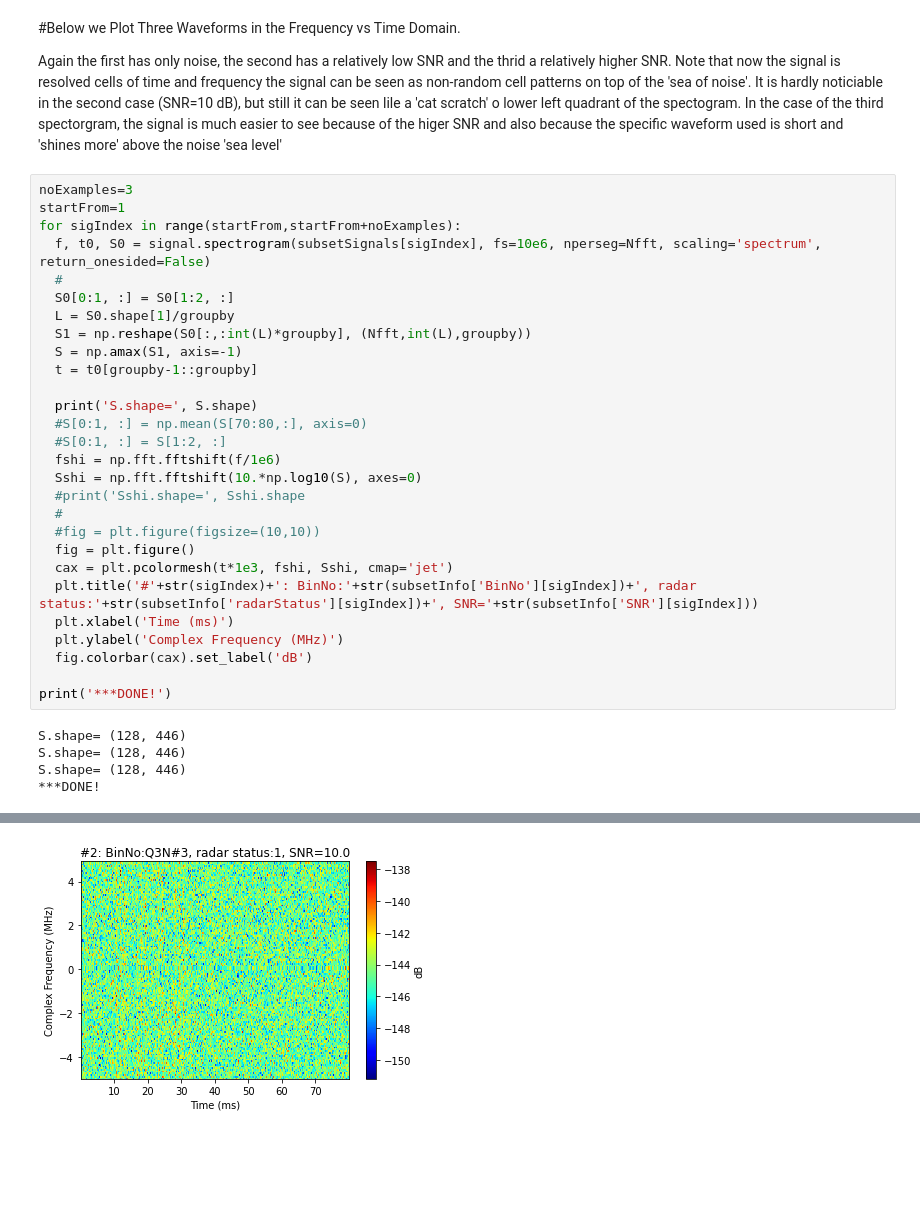
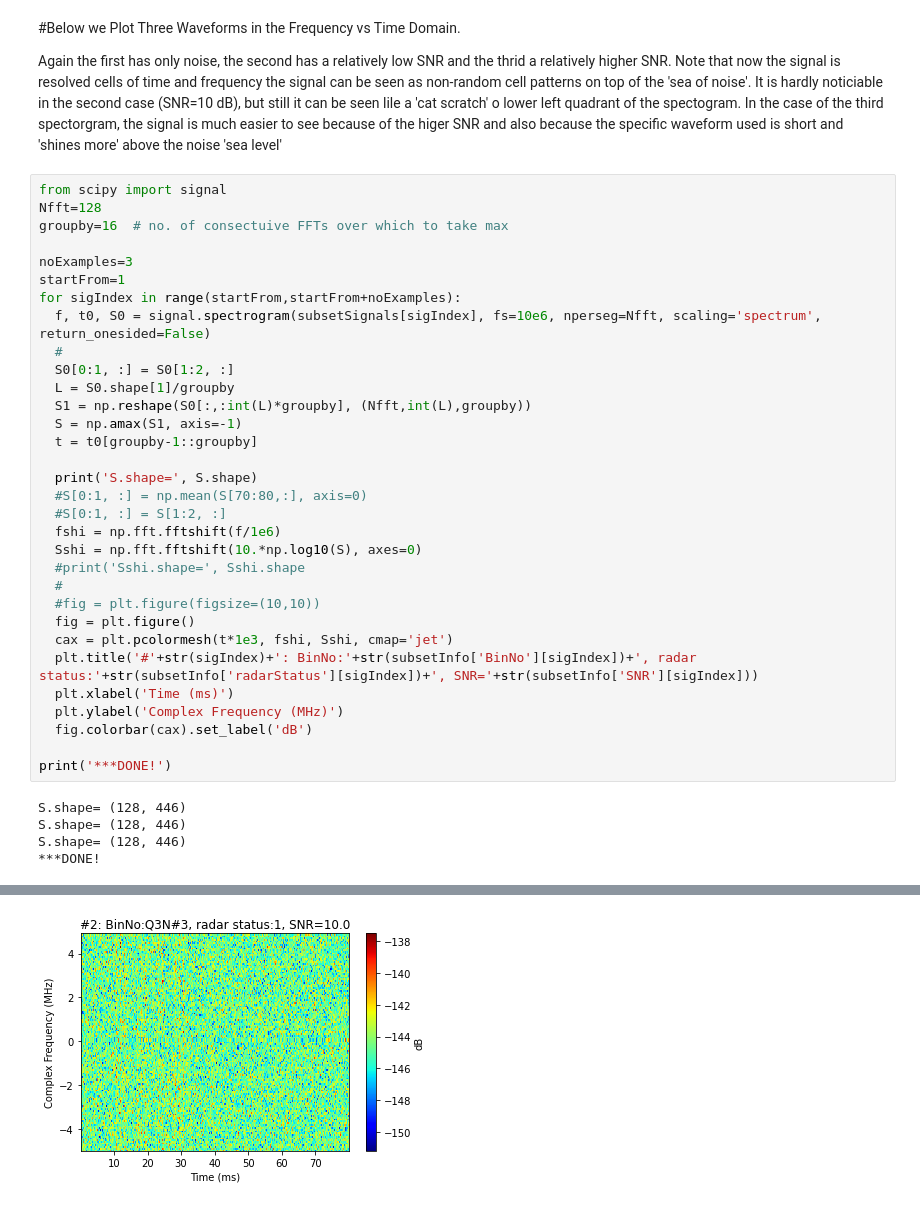
Before and after one commit to MadBugs/RadarWaveformsML, a Jupyter notebook: proj_CBRS_pca.ipynb, the cells around one changed output, grey strips where cells are left out. Cells and saved outputs as stored; diff of their text form; blank space fills up the shorter version.

```diff
--- a/proj_CBRS_pca.ipynb
+++ b/proj_CBRS_pca.ipynb
@@ -253,40 +253,44 @@ print('***DONE!')
 
 Again the first has only noise, the second has a relatively low SNR and the thrid a relatively higher SNR. Note that now the signal is resolved cells of time and frequency the signal can be seen as non-random cell patterns on top of the 'sea of noise'. It is hardly noticiable in the second case (SNR=10 dB), but still it can be seen lile a 'cat scratch' o lower left quadrant of the spectogram. In the case of the third spectorgram, the signal is much easier to see because of the higer SNR and also because the specific waveform used is short and 'shines more' above the noise 'sea level'
 # %%
+from scipy import signal
+Nfft=128
+groupby=16  # no. of consectuive FFTs over which to take max
+
 noExamples=3
 startFrom=1
 for sigIndex in range(startFrom,startFrom+noExamples):
   f, t0, S0 = signal.spectrogram(subsetSignals[sigIndex], fs=10e6, nperseg=Nfft, scaling='spectrum', return_onesided=False)
   #
   S0[0:1, :] = S0[1:2, :]
   L = S0.shape[1]/groupby
   S1 = np.reshape(S0[:,:int(L)*groupby], (Nfft,int(L),groupby))
   S = np.amax(S1, axis=-1)
   t = t0[groupby-1::groupby]
 
   print('S.shape=', S.shape)
   #S[0:1, :] = np.mean(S[70:80,:], axis=0)
   #S[0:1, :] = S[1:2, :]
   fshi = np.fft.fftshift(f/1e6)
   Sshi = np.fft.fftshift(10.*np.log10(S), axes=0)
   #print('Sshi.shape=', Sshi.shape
   #
   #fig = plt.figure(figsize=(10,10))
   fig = plt.figure()
   cax = plt.pcolormesh(t*1e3, fshi, Sshi, cmap='jet')
   plt.title('#'+str(sigIndex)+': BinNo:'+str(subsetInfo['BinNo'][sigIndex])+', radar status:'+str(subsetInfo['radarStatus'][sigIndex])+', SNR='+str(subsetInfo['SNR'][sigIndex]))
   plt.xlabel('Time (ms)')
   plt.ylabel('Complex Frequency (MHz)')
   fig.colorbar(cax).set_label('dB')
 
 print('***DONE!')
 # %% [output]
 S.shape= (128, 446)
 S.shape= (128, 446)
 S.shape= (128, 446)
 ***DONE!
 [figure]
-[figure, old version]
+[figure, new version]
 [figure]
 # %%
 from scipy import signal
```
Also changed, not shown: parts of 3 cells of this notebook, 1 other file.
